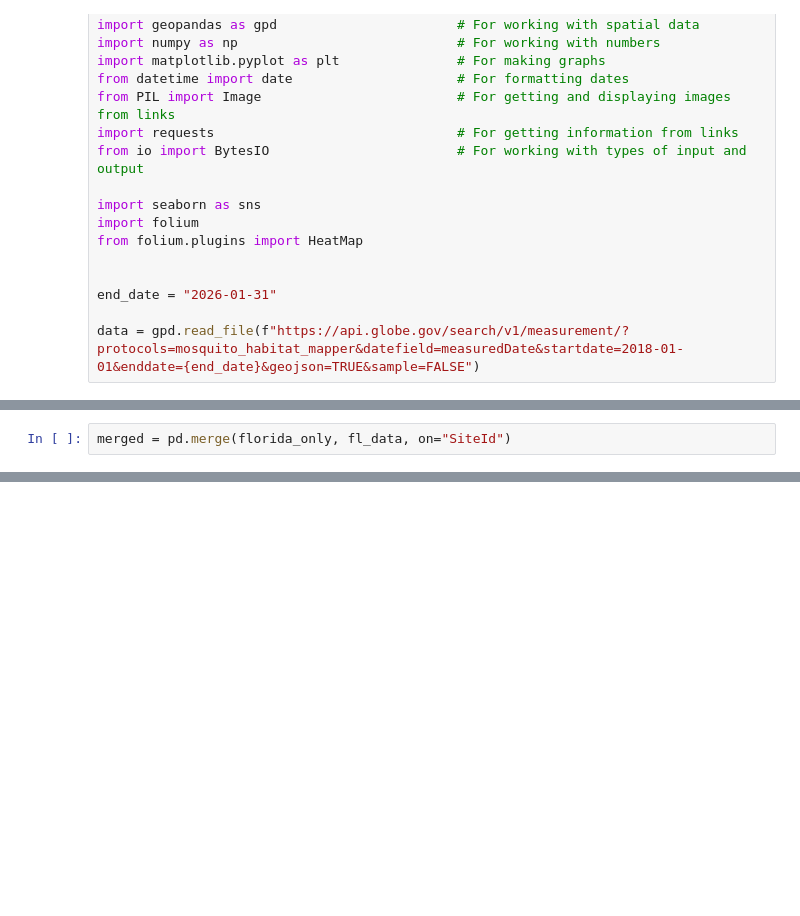
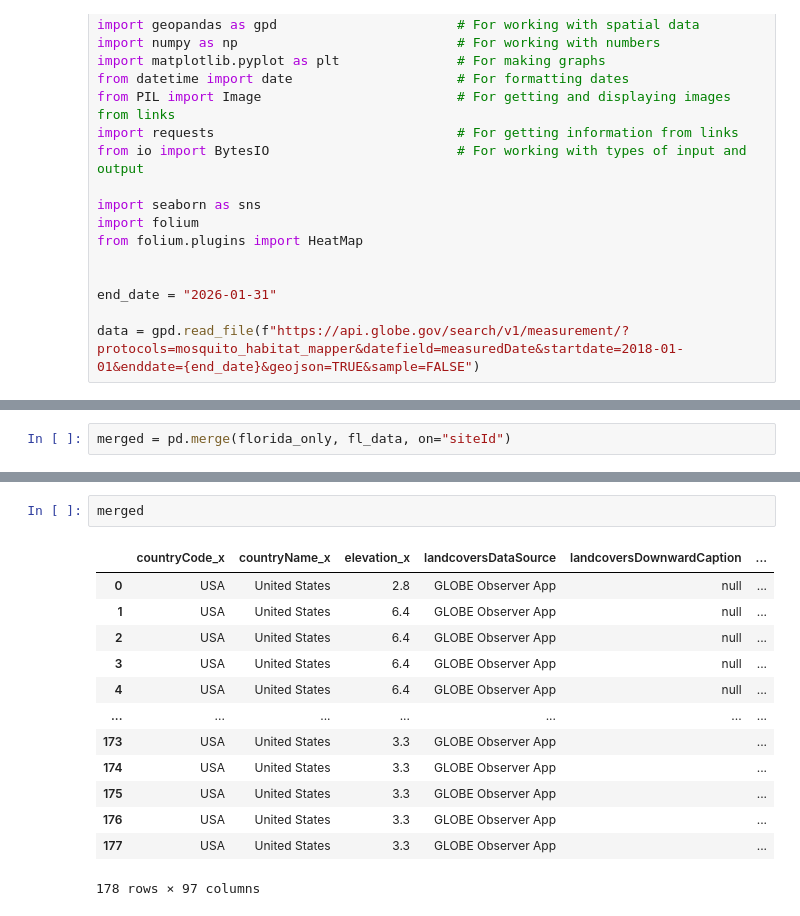
Before and after one commit to Satyabratadas/GeoEmerge_hackathon, a Jupyter notebook: analysis.ipynb, the cells around one changed output, grey strips where cells are left out. Saved outputs shown, nothing was run; the diff lists cells and outputs as text; blank space fills up the shorter version.

```diff
--- a/analysis.ipynb
+++ b/analysis.ipynb
@@ -107,5 +73,5 @@ fl_data
 # %%
-merged = pd.merge(florida_only, fl_data, on="SiteId")
+merged = pd.merge(florida_only, fl_data, on="siteId")
 # %%
 merged.shape
 # %% [output]
@@ -112,0 +84,16 @@ merged.shape
+# %%
+merged
+# %% [output]
+|  | countryCode_x | countryName_x | elevation_x | landcoversDataSource | landcoversDownwardCaption | ... |
+| 0 | USA | United States | 2.8 | GLOBE Observer App | null | ... |
+| 1 | USA | United States | 6.4 | GLOBE Observer App | null | ... |
+| 2 | USA | United States | 6.4 | GLOBE Observer App | null | ... |
+| 3 | USA | United States | 6.4 | GLOBE Observer App | null | ... |
+| 4 | USA | United States | 6.4 | GLOBE Observer App | null | ... |
+| ... | ... | ... | ... | ... | ... | ... |
+| 173 | USA | United States | 3.3 | GLOBE Observer App |  | ... |
+| 174 | USA | United States | 3.3 | GLOBE Observer App |  | ... |
+| 175 | USA | United States | 3.3 | GLOBE Observer App |  | ... |
+| 176 | USA | United States | 3.3 | GLOBE Observer App |  | ... |
+| 177 | USA | United States | 3.3 | GLOBE Observer App |  | ... |
+178 rows × 97 columns
```
Also changed, not shown: parts of 12 cells of this notebook.
